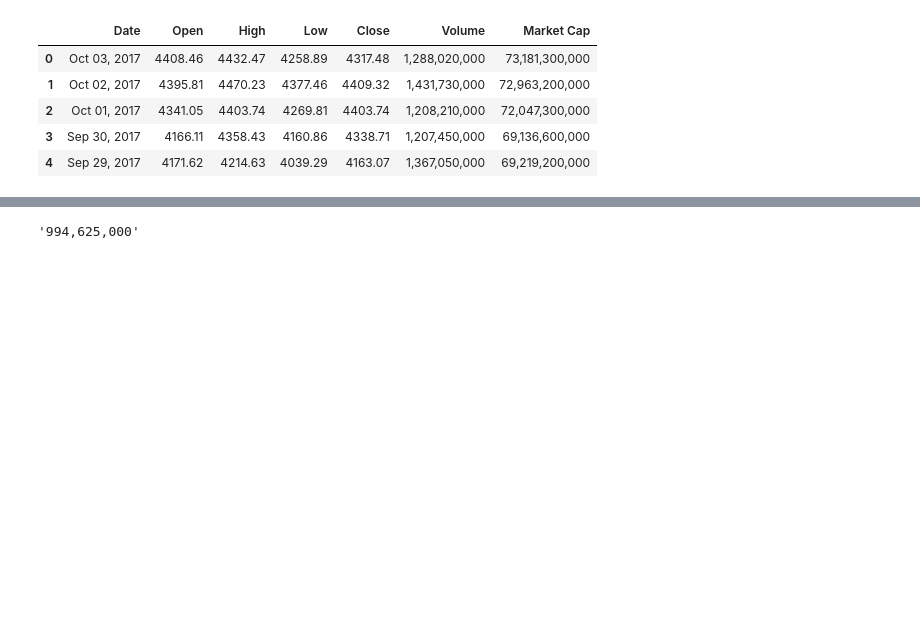
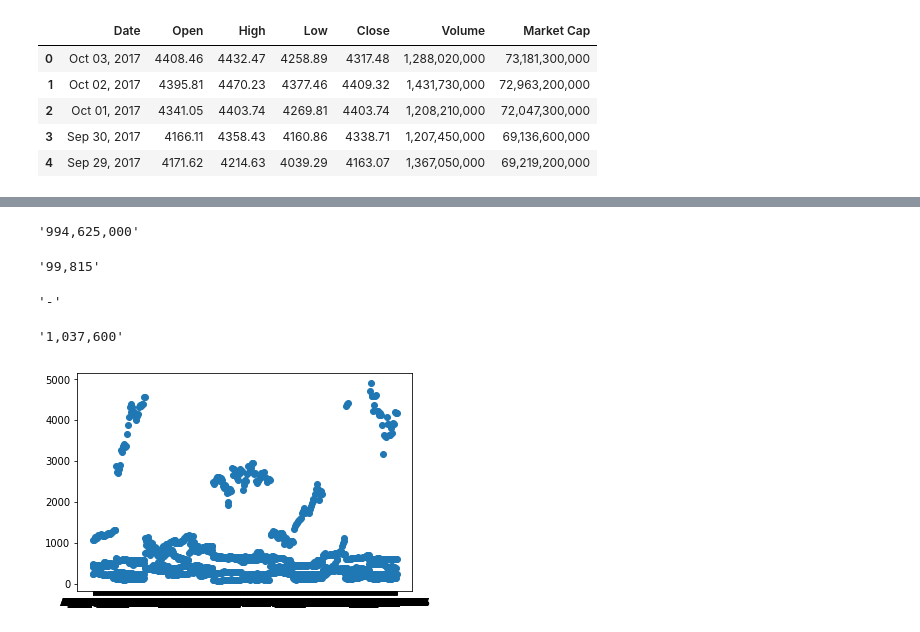
Before and after one commit to kayne10/Crypto-Pirates, a Jupyter notebook: pandas_scripts/Index.ipynb, the cells around one changed output, grey strips where cells are left out. Saved outputs shown, nothing was run; the diff lists cells and outputs as text; code cells hidden in the pictures; blank space fills up the shorter version.

Commit message:
Scatter plots of Bitcoin and Monero. Try to get box plot and volume histogram.

```diff
--- a/pandas_scripts/Index.ipynb
+++ b/pandas_scripts/Index.ipynb
@@ -3,8 +3,8 @@ import pandas as pd
 import numpy as np
 import matplotlib.pyplot as plt
 
-data = pd.read_csv('/Users/troy/Github/courses/crypto-pirates/Datasets/bitcoin_price.csv')
-data.head()
+btc_data = pd.read_csv('/Users/troy/Github/courses/crypto-pirates/Datasets/bitcoin_price.csv')
+btc_data.head()
 # %% [output]
 |  | Date | Open | High | Low | Close | Volume | Market Cap |
 | 0 | Oct 03, 2017 | 4408.46 | 4432.47 | 4258.89 | 4317.48 | 1,288,020,000 | 73,181,300,000 |
@@ -15,4 +25,23 @@ data.head()
+# %%
+# Comparing bitcoin max volume and monero max volume
+btc_data['Volume'].max()
+# %% [output]
+'994,625,000'
 # %%
-data['Volume'].max()
+mon_data['Volume'].max()
 # %% [output]
-'994,625,000'
+'99,815'
+# %%
+btc_data['Volume'].min()
+# %% [output]
+'-'
+# %%
+mon_data['Volume'].min()
+# %% [output]
+'1,037,600'
+# %%
+# Date and Open for Bitcoin
+plt.scatter(btc_data['Date'], btc_data['Open'])
+plt.show()
+# %% [output]
+[figure, added]
```
Also changed, not shown: parts of 4 cells of this notebook, 1 other file.
